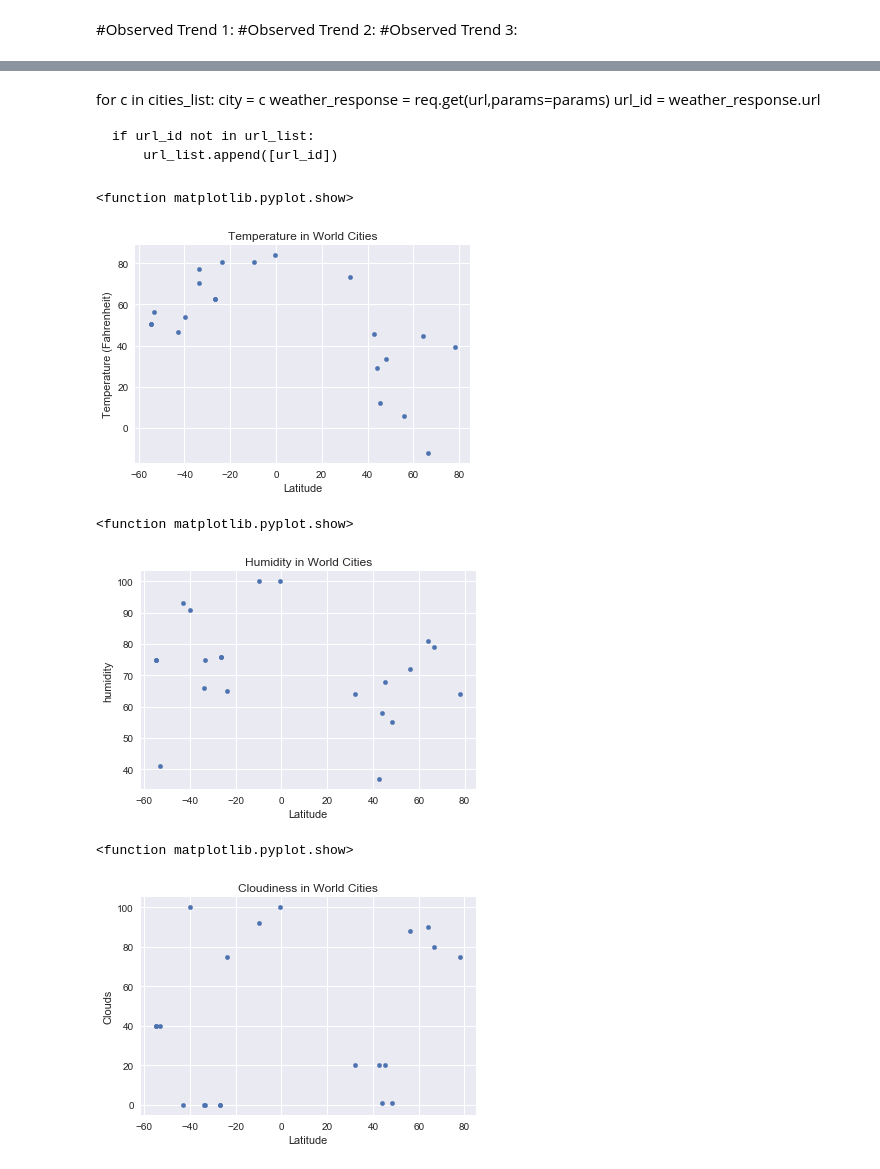
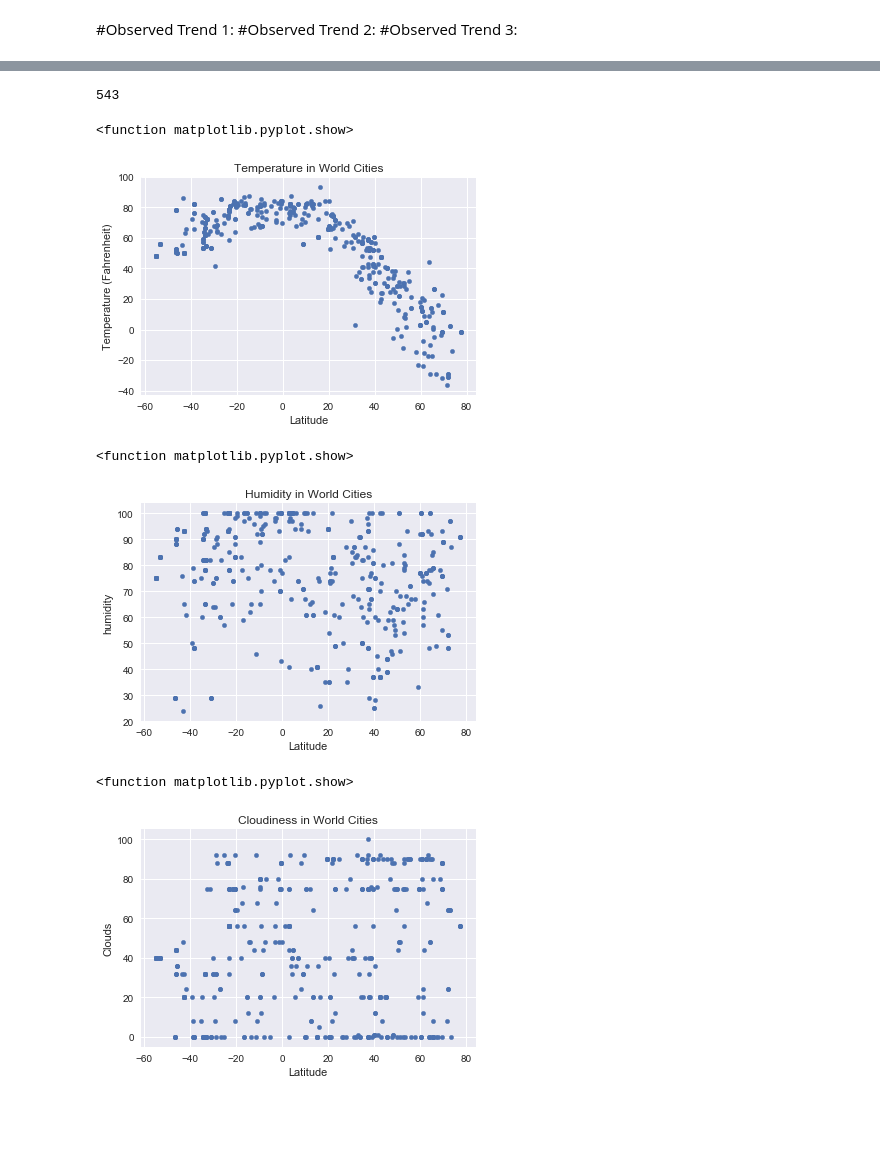
Before and after one commit to amxmongoose/WeatherPy, a Jupyter notebook: WeatherPy_homework/Instructions/WeatherPy.ipynb, the cells around one changed output, grey strips where cells are left out. Drawn from its saved outputs; the diff is of its cells as text; code cells hidden in the pictures; blank space fills up the shorter version.

```diff
--- a/WeatherPy_homework/Instructions/WeatherPy.ipynb
+++ b/WeatherPy_homework/Instructions/WeatherPy.ipynb
@@ -18,13 +17,13 @@ units = "imperial"
 location_df = pd.DataFrame()
 query_url = url + "appid=" + myweatherkey + "&units=" + units + "&q="
 # %%
-#create list of random latutudes and longitudes
-for x in range(25):
+#Create list of random latutudes and longitudes
+for x in range(600):
     rand_latitude = np.random.uniform(low=-90.000,high=90.000,size=1)
     rand_longitude = np.random.uniform(low=-180.000,high=180.000,size=1)
     random_loc = pd.DataFrame([[rand_latitude,rand_longitude]],columns=['latitude','longitude']).astype(float)
     location_df = location_df.append(random_loc)
 my_location_df = location_df.reset_index()
-my_location_df.head()
+my_location_df.head(3)
 # %% [output]
 |  | index | latitude | longitude |
@@ -36,8 +33,8 @@ my_location_df.head()
 # %%
+#Create random list of cities
 citylist = []
 row = 0
-
-while row <25:
+while row <600:
     latitude = my_location_df['latitude'][row]
     longitude = my_location_df['longitude'][row]
     city=citipy.nearest_city(latitude,longitude)
@@ -87,0 +58,10 @@ cities_list
+# %%
+index = 0
+for c in cities_list:
+    city = c
+    url_id = query_url+str(c)
+    print("Record " + str(index+1) + " of " + str(city_length) + " " + str(c))
+    print(url_id)
+    url_list.append(url_id)
+    index +=1
+url_list
@@ -88,5 +107,5 @@ cities_list
 # %%
-for c in cities_list:
-    url_id = "{}q={}&appid={}&units=imperial".format(url,c,myweatherkey)
-    url_list.append(url_id)
-url_list
+#for c in cities_list:
+    #url_id = "{}q={}&appid={}&units=imperial".format(url,c,myweatherkey)
+    #url_list.append(url_id)
+#url_list
@@ -203,56 +174,57 @@ for c in cities_list:
-# %% [markdown]
-for c in cities_list:
-    city = c
-    weather_response = req.get(url,params=params)
-    url_id = weather_response.url
-
-    if url_id not in url_list:
-        url_list.append([url_id])
+# %%
+print(len(weather_df['Clouds']))
+# %% [output]
+543
 # %%
 ax_temp = weather_df.plot(kind="scatter",
                 x="Latitude",
                 y="Temperature (Fahrenheit)",
                 marker="o",
                 title="Temperature in World Cities",
-                grid=True
-               );
-
+                grid=True);
 sea.set()
 
+fig = ax_temp.get_figure()
+fig.savefig("TemperatureWorldCities1.png");
+
 plt.show
 # %% [output]
 <function matplotlib.pyplot.show>
-[figure, old version]
+[figure, new version]
 # %%
 ax_humidity = weather_df.plot(kind="scatter",
                 x="Latitude",
                 y="humidity",
                 marker="o",
                 title="Humidity in World Cities",
-                grid=True
-               );
+                grid=True);
 
 sea.set()
 
+fig = ax_humidity.get_figure()
+fig.savefig("HumidityWorldCities1.png");
+
 plt.show
 # %% [output]
 <function matplotlib.pyplot.show>
-[figure, old version]
+[figure, new version]
 # %%
 ax_cloudiness = weather_df.plot(kind="scatter",
                 x="Latitude",
                 y="Clouds",
                 marker="o",
                 title="Cloudiness in World Cities",
-                grid=True
-               );
+                grid=True);
 
 sea.set()
 
+fig = ax_humidity.get_figure()
+fig.savefig("CloudsWorldCities1.png");
+
 plt.show
 # %% [output]
 <function matplotlib.pyplot.show>
-[figure, old version]
+[figure, new version]
 # %%
 ax_wind_speed = weather_df.plot(kind="scatter",
                 x="Latitude",
```
Also changed, not shown: parts of 14 cells of this notebook, 4 other files.
